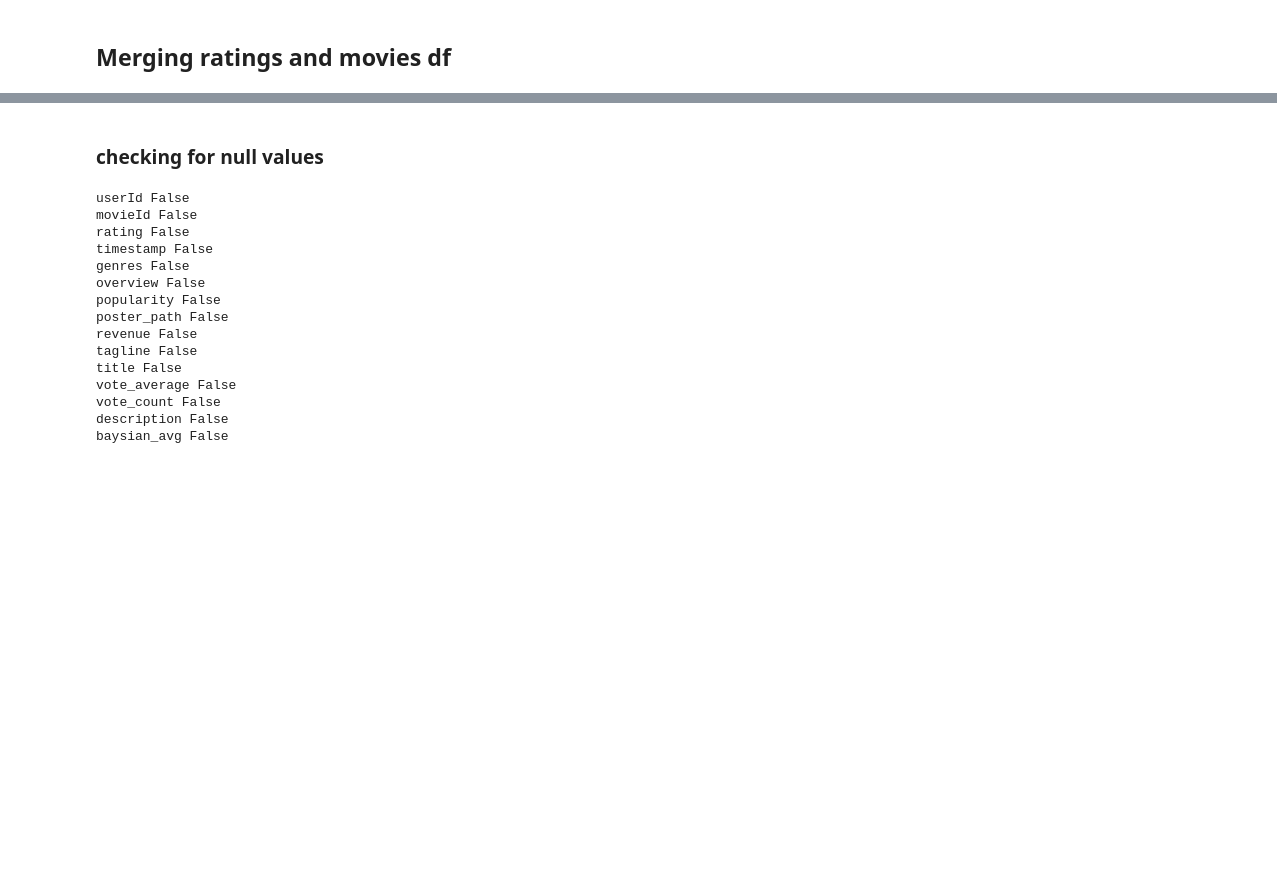
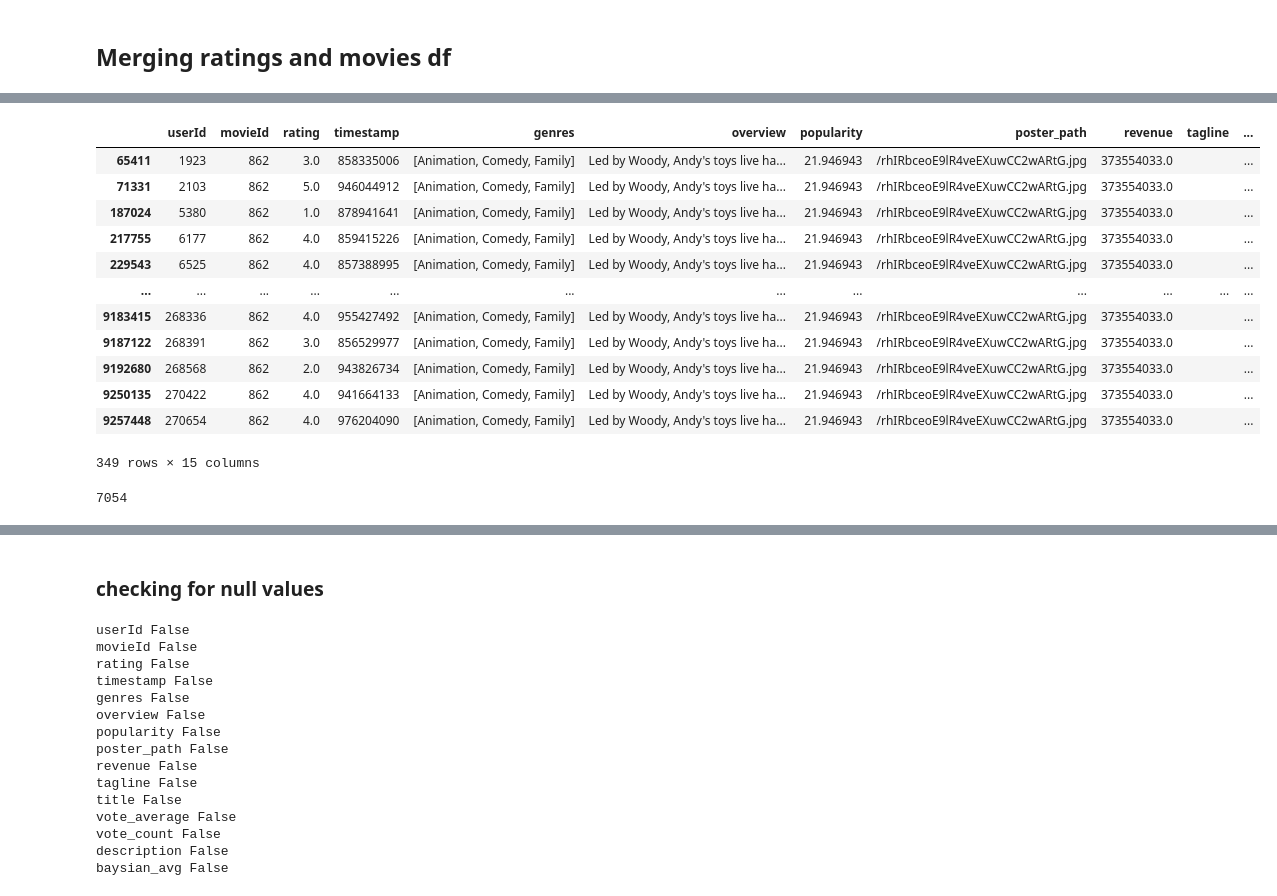
Before and after one commit to mavenrank/movie-recommendation, a Jupyter notebook: movie_recommendation_system.ipynb, the cells around one changed output, grey strips where cells are left out. Saved outputs shown, nothing was run; the diff lists cells and outputs as text; code cells hidden in the pictures; blank space fills up the shorter version.

```diff
--- a/movie_recommendation_system.ipynb
+++ b/movie_recommendation_system.ipynb
@@ -633,3 +665,23 @@ movie_ratings_df
+# %%
+movie_ratings_df[movie_ratings_df["movieId"] == 862]
+# %% [output]
+|  | userId | movieId | rating | timestamp | genres | overview | popularity | poster_path | revenue | tagline | ... |
+| 65411 | 1923 | 862 | 3.0 | 858335006 | [Animation, Comedy, Family] | Led by Woody, Andy's toys live ha... | 21.946943 | /rhIRbceoE9lR4veEXuwCC2wARtG.jpg | 373554033.0 |  | ... |
+| 71331 | 2103 | 862 | 5.0 | 946044912 | [Animation, Comedy, Family] | Led by Woody, Andy's toys live ha... | 21.946943 | /rhIRbceoE9lR4veEXuwCC2wARtG.jpg | 373554033.0 |  | ... |
+| 187024 | 5380 | 862 | 1.0 | 878941641 | [Animation, Comedy, Family] | Led by Woody, Andy's toys live ha... | 21.946943 | /rhIRbceoE9lR4veEXuwCC2wARtG.jpg | 373554033.0 |  | ... |
+| 217755 | 6177 | 862 | 4.0 | 859415226 | [Animation, Comedy, Family] | Led by Woody, Andy's toys live ha... | 21.946943 | /rhIRbceoE9lR4veEXuwCC2wARtG.jpg | 373554033.0 |  | ... |
+| 229543 | 6525 | 862 | 4.0 | 857388995 | [Animation, Comedy, Family] | Led by Woody, Andy's toys live ha... | 21.946943 | /rhIRbceoE9lR4veEXuwCC2wARtG.jpg | 373554033.0 |  | ... |
+| ... | ... | ... | ... | ... | ... | ... | ... | ... | ... | ... | ... |
+| 9183415 | 268336 | 862 | 4.0 | 955427492 | [Animation, Comedy, Family] | Led by Woody, Andy's toys live ha... | 21.946943 | /rhIRbceoE9lR4veEXuwCC2wARtG.jpg | 373554033.0 |  | ... |
+| 9187122 | 268391 | 862 | 3.0 | 856529977 | [Animation, Comedy, Family] | Led by Woody, Andy's toys live ha... | 21.946943 | /rhIRbceoE9lR4veEXuwCC2wARtG.jpg | 373554033.0 |  | ... |
+| 9192680 | 268568 | 862 | 2.0 | 943826734 | [Animation, Comedy, Family] | Led by Woody, Andy's toys live ha... | 21.946943 | /rhIRbceoE9lR4veEXuwCC2wARtG.jpg | 373554033.0 |  | ... |
+| 9250135 | 270422 | 862 | 4.0 | 941664133 | [Animation, Comedy, Family] | Led by Woody, Andy's toys live ha... | 21.946943 | /rhIRbceoE9lR4veEXuwCC2wARtG.jpg | 373554033.0 |  | ... |
+| 9257448 | 270654 | 862 | 4.0 | 976204090 | [Animation, Comedy, Family] | Led by Woody, Andy's toys live ha... | 21.946943 | /rhIRbceoE9lR4veEXuwCC2wARtG.jpg | 373554033.0 |  | ... |
+349 rows × 15 columns
+# %%
+movie_ratings_df["title"].nunique()
+# %% [output]
+7054
 # %%
 movie_ratings_df.info()
 # %% [output]
```
Also changed, not shown: parts of 31 cells of this notebook, 12 other files.
